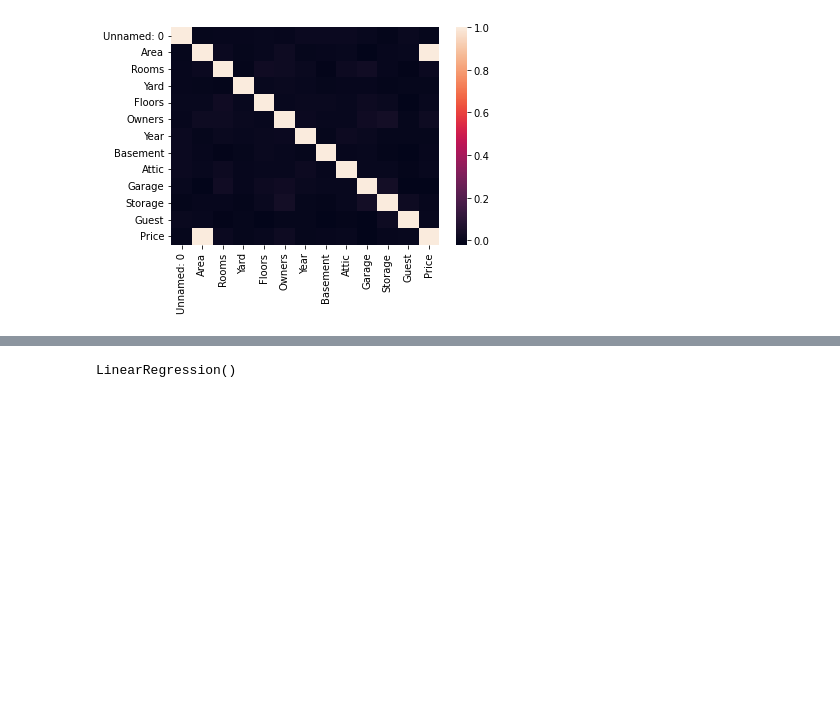
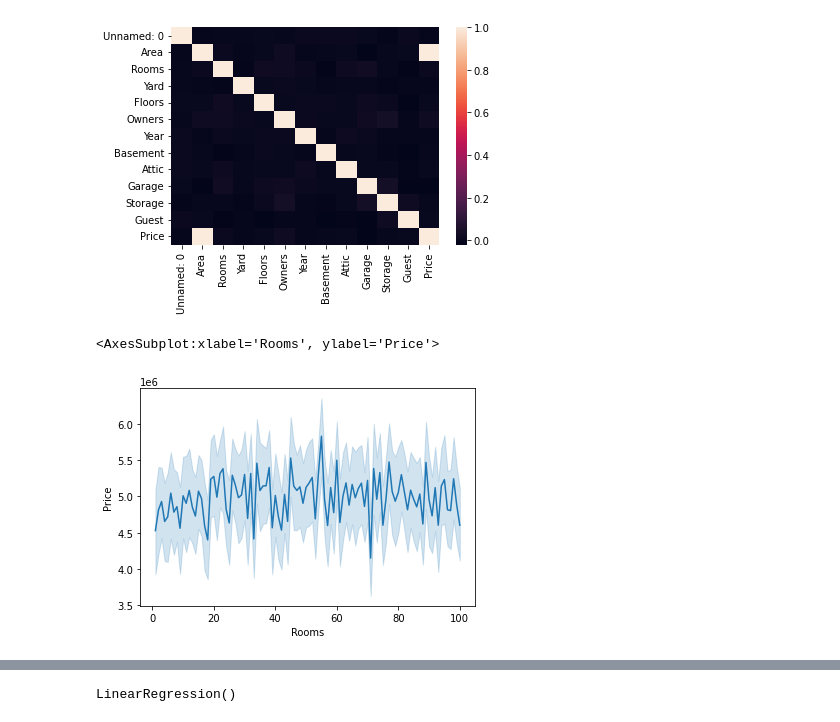
Before and after one commit to Imran-Sarkar-Sabbir/Data-Science-Assignment, a Jupyter notebook: Assignment data files/assess -3 final.ipynb, the cells around one changed output, grey strips where cells are left out. Saved outputs shown, nothing was run; the diff lists cells and outputs as text; code cells hidden in the pictures; blank space fills up the shorter version.

```diff
--- a/Assignment data files/assess -3 final.ipynb
+++ b/Assignment data files/assess -3 final.ipynb
@@ -74,3 +74,8 @@ sns.heatmap(data.corr())
 # %% [output]
 <AxesSubplot:>
 [figure]
+# %%
+sns.lineplot(data=data, y="Price", x="Rooms")
+# %% [output]
+<AxesSubplot:xlabel='Rooms', ylabel='Price'>
+[figure, added]
```
Also changed, not shown: parts of 4 cells of this notebook.
